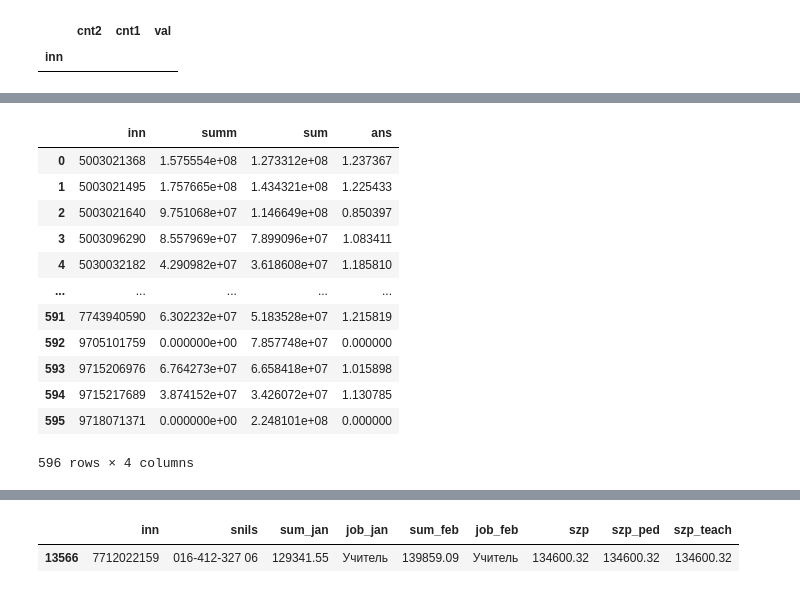
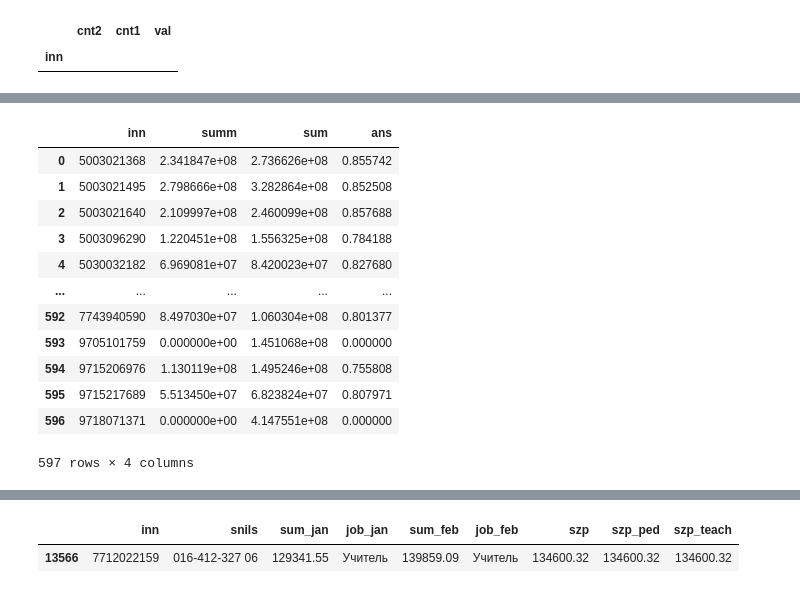
Before and after one commit to Mr-Maxraw/cfo-parser, a Jupyter notebook: counting/szp.ipynb, the cells around one changed output, grey strips where cells are left out. Drawn from its saved outputs; the diff is of its cells as text; code cells hidden in the pictures.

```diff
--- a/counting/szp.ipynb
+++ b/counting/szp.ipynb
@@ -87,6 +36,25 @@ def create_res(months):
         else:
             res = pd.merge(res, load_data(months[i]), how='outer', on=['inn', 'snils'])
     return res
+# %%
+def load_data_all(file):
+    df = pd.read_excel(path_to_data + file + '.xlsx')
+    df.stv = df.apply(lambda row: to_double(row, 'stv'), axis=1)
+    sample = df[(df.type == 'Основное место работы') | (df.type == 'Внутреннее совместительство')]
+    sums = sample.iloc[:, [0,1,2,3]].groupby(['inn', 'snils']).sum().reset_index()
+    sums = pd.merge(sums, sample[sample.type == 'Основное место работы'], how='left', on='snils')
+    sums = sums[['inn_x', 'snils', 'sum_x', 'stv', 'job']].drop_duplicates(['inn_x', 'snils', 'sum_x'])
+    sums = sums.rename(columns = {'inn_x': 'inn', 'sum_x': 'sum_' + file, 'job':'job_' + file, 'stv': 'stv_' + file})
+    return sums
+# %%
+def create_full_res(months):
+    res = 0
+    for i in range(len(months)):
+        if i == 0:
+            res = load_data_all(months[i])
+        else:
+            res = pd.merge(res, load_data_all(months[i]), how='outer', on=['inn', 'snils'])
+    return res
 # %%
 res = create_res(months)
 # %%
@@ -426,27 +458,35 @@ def load_data(file):
+# %%
+prep = create_full_res(months)
+# %%
+def sum_fot(row, months):
+    sum = 0
+    for month in months:
+        if pd.isna(row['sum_' + month]) == False:
+            sum += row['sum_' + month]
+    return sum
 # %%
-prep = res.copy()
 prep['summ'] = prep.apply(lambda row: summ_isp(row, months), axis=1)
 val_1_3_ppl = prep[(prep.summ.isna() == False) & (prep.summ > 0)]
 val_1_3 = prep[['inn'] + ['sum_' + month for month in months]].groupby('inn').sum().reset_index()
-val_1_3['sum'] = val_1_3.sum_jan + val_1_3.sum_feb
+val_1_3['sum'] = val_1_3.apply(lambda row: sum_fot(row, months), axis=1)
 prep = prep[['inn', 'summ']].groupby('inn').sum().reset_index()
 val_1_3 = pd.merge(prep[['inn', 'summ']], val_1_3[['inn', 'sum']], how='left', on='inn')
 val_1_3['ans'] = val_1_3['summ'] / val_1_3['sum']
 val_1_3
 # %% [output]
 |  | inn | summ | sum | ans |
-| 0 | 5003021368 | 1.575554e+08 | 1.273312e+08 | 1.237367 |
-| 1 | 5003021495 | 1.757665e+08 | 1.434321e+08 | 1.225433 |
-| 2 | 5003021640 | 9.751068e+07 | 1.146649e+08 | 0.850397 |
-| 3 | 5003096290 | 8.557969e+07 | 7.899096e+07 | 1.083411 |
-| 4 | 5030032182 | 4.290982e+07 | 3.618608e+07 | 1.185810 |
+| 0 | 5003021368 | 2.341847e+08 | 2.736626e+08 | 0.855742 |
+| 1 | 5003021495 | 2.798666e+08 | 3.282864e+08 | 0.852508 |
+| 2 | 5003021640 | 2.109997e+08 | 2.460099e+08 | 0.857688 |
+| 3 | 5003096290 | 1.220451e+08 | 1.556325e+08 | 0.784188 |
+| 4 | 5030032182 | 6.969081e+07 | 8.420023e+07 | 0.827680 |
 | ... | ... | ... | ... | ... |
-| 591 | 7743940590 | 6.302232e+07 | 5.183528e+07 | 1.215819 |
-| 592 | 9705101759 | 0.000000e+00 | 7.857748e+07 | 0.000000 |
-| 593 | 9715206976 | 6.764273e+07 | 6.658418e+07 | 1.015898 |
-| 594 | 9715217689 | 3.874152e+07 | 3.426072e+07 | 1.130785 |
-| 595 | 9718071371 | 0.000000e+00 | 2.248101e+08 | 0.000000 |
+| 592 | 7743940590 | 8.497030e+07 | 1.060304e+08 | 0.801377 |
+| 593 | 9705101759 | 0.000000e+00 | 1.451068e+08 | 0.000000 |
+| 594 | 9715206976 | 1.130119e+08 | 1.495246e+08 | 0.755808 |
+| 595 | 9715217689 | 5.513450e+07 | 6.823824e+07 | 0.807971 |
+| 596 | 9718071371 | 0.000000e+00 | 4.147551e+08 | 0.000000 |
-596 rows × 4 columns
+597 rows × 4 columns
 # %%
 print_df(val_1_3, 'val_1_3')
 print_df(val_1_3_ppl, 'val_1_3_ppl')
```
Also changed, not shown: parts of 24 cells of this notebook, 1 other file.
